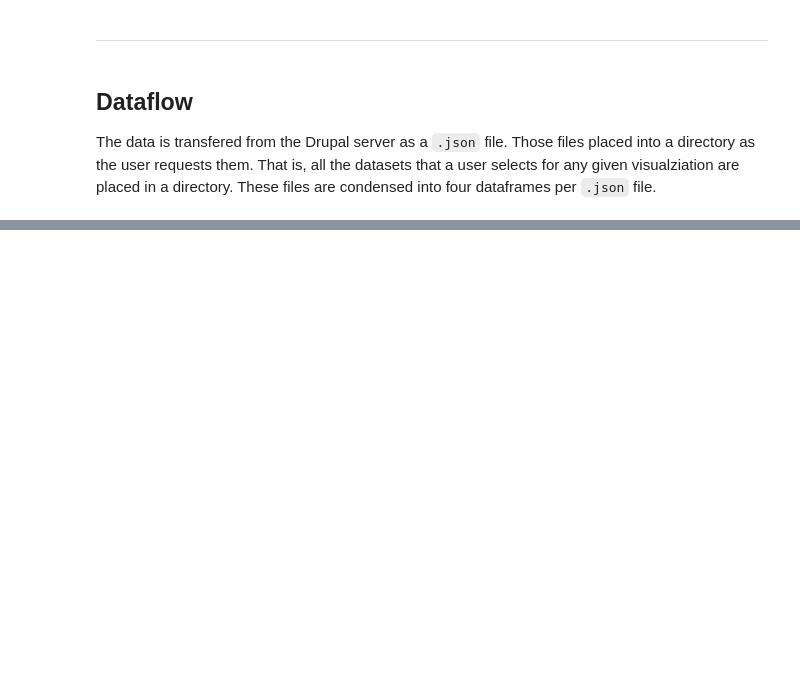
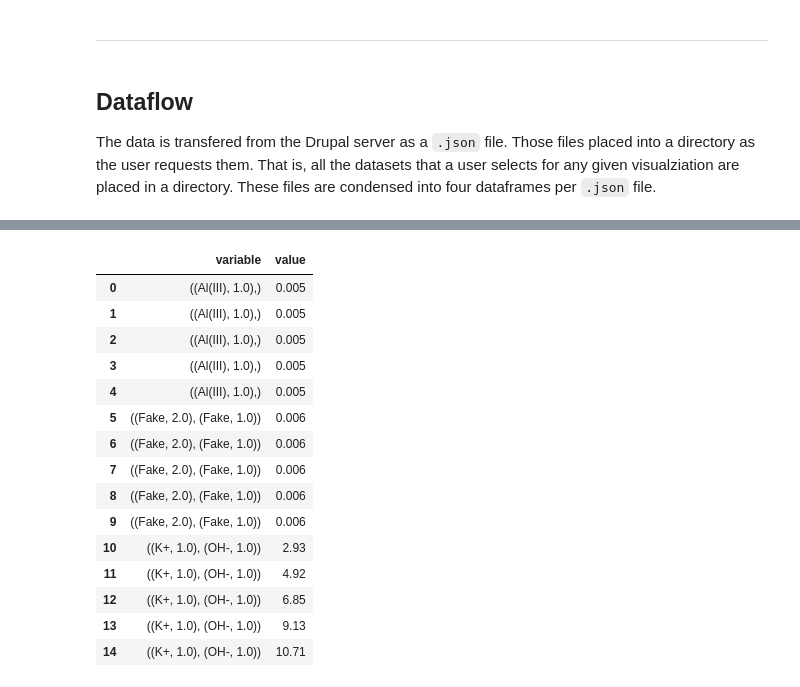
Before and after one commit to biggstd/isaDream, a Jupyter notebook: dev_notebooks/vis_01.ipynb, the cells around one changed output, grey strips where cells are left out. Cells and saved outputs as stored; diff of their text form; code cells hidden in the pictures; blank space fills up the shorter version.

```diff
--- a/dev_notebooks/vis_01.ipynb
+++ b/dev_notebooks/vis_01.ipynb
@@ -619,0 +131,19 @@ for data_file_df in working_df:
+# %%
+molar_df.T.melt()
+# %% [output]
+|  | variable | value |
+| 0 | ((Al(III), 1.0),) | 0.005 |
+| 1 | ((Al(III), 1.0),) | 0.005 |
+| 2 | ((Al(III), 1.0),) | 0.005 |
+| 3 | ((Al(III), 1.0),) | 0.005 |
+| 4 | ((Al(III), 1.0),) | 0.005 |
+| 5 | ((Fake, 2.0), (Fake, 1.0)) | 0.006 |
+| 6 | ((Fake, 2.0), (Fake, 1.0)) | 0.006 |
+| 7 | ((Fake, 2.0), (Fake, 1.0)) | 0.006 |
+| 8 | ((Fake, 2.0), (Fake, 1.0)) | 0.006 |
+| 9 | ((Fake, 2.0), (Fake, 1.0)) | 0.006 |
+| 10 | ((K+, 1.0), (OH-, 1.0)) | 2.93 |
+| 11 | ((K+, 1.0), (OH-, 1.0)) | 4.92 |
+| 12 | ((K+, 1.0), (OH-, 1.0)) | 6.85 |
+| 13 | ((K+, 1.0), (OH-, 1.0)) | 9.13 |
+| 14 | ((K+, 1.0), (OH-, 1.0)) | 10.71 |
```
Also changed, not shown: parts of 70 cells of this notebook, 4 other files.
